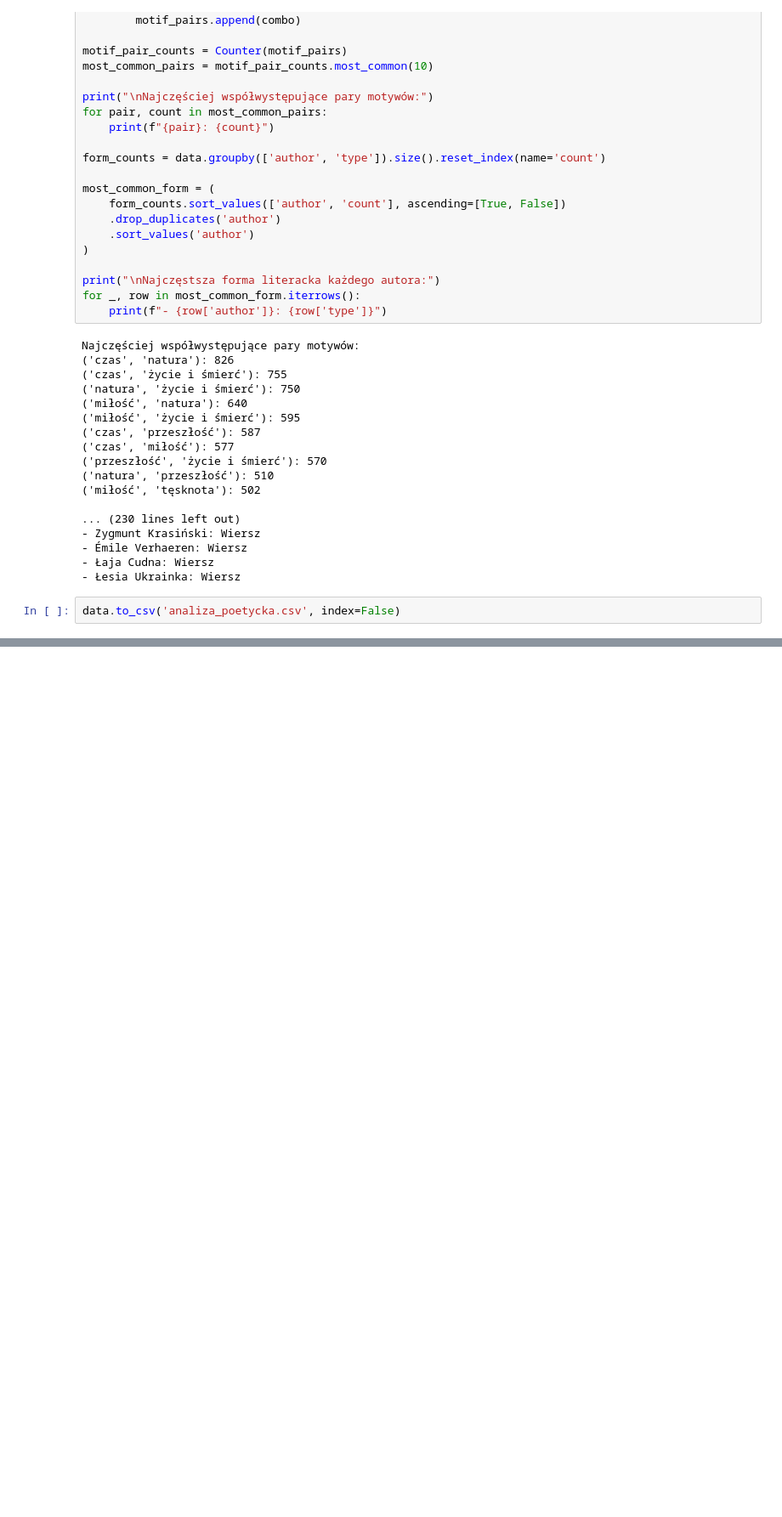
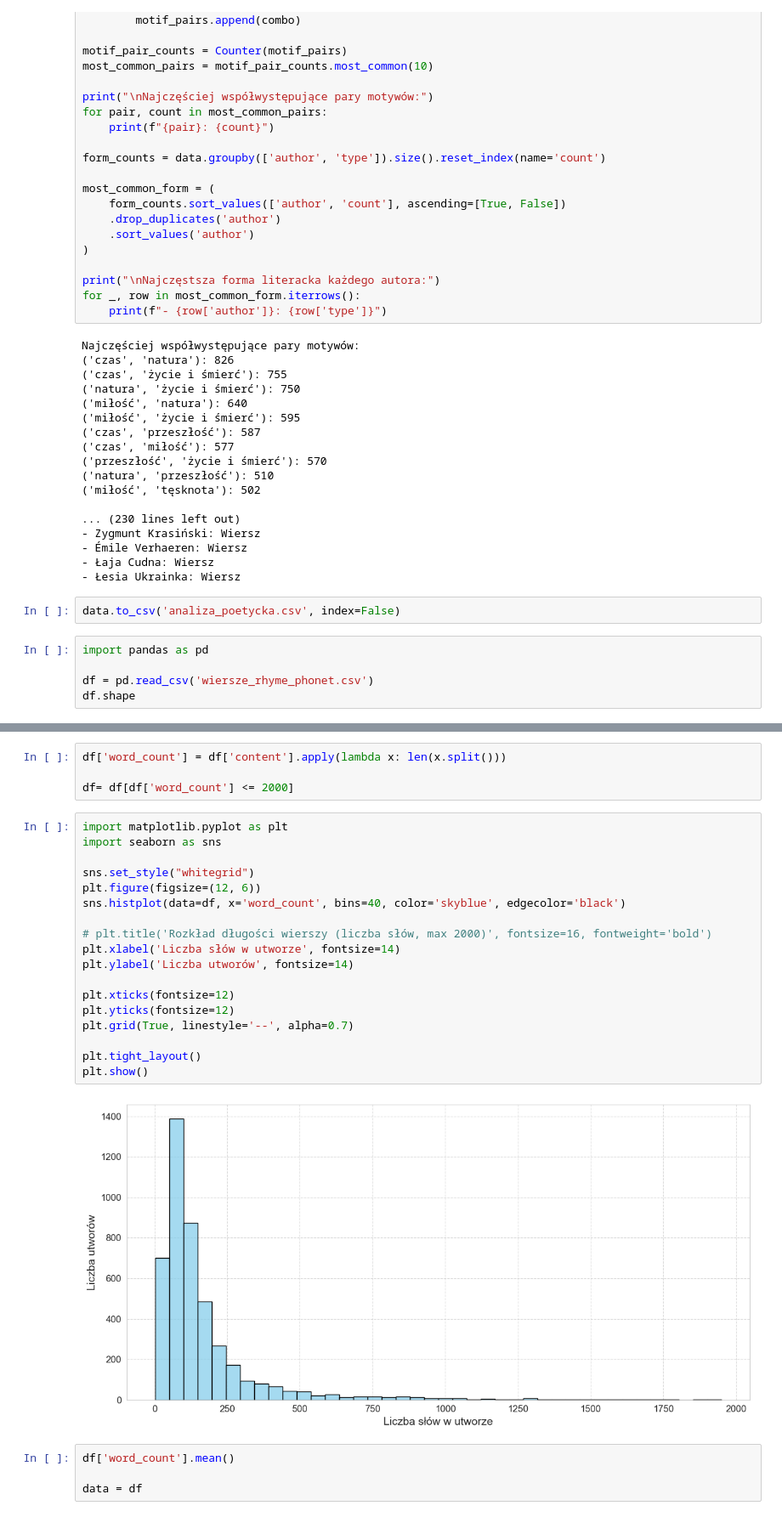
Before and after one commit to kryzin/analiza_generacja_poezja_pl, a Jupyter notebook: analysis/data/analiza.ipynb, the cells around one changed output, grey strips where cells are left out. Shown at 85% size. Drawn from its saved outputs; the diff is of its cells as text; blank space fills up the shorter version.

```diff
--- a/analysis/data/analiza.ipynb
+++ b/analysis/data/analiza.ipynb
@@ -615,3 +618,8 @@ Najczęściej współwystępujące pary motywów:
 - Łesia Ukrainka: Wiersz
 # %%
 data.to_csv('analiza_poetycka.csv', index=False)
+# %%
+import pandas as pd
+
+df = pd.read_csv('wiersze_rhyme_phonet.csv')
+df.shape
@@ -617,0 +633,28 @@ data.to_csv('analiza_poetycka.csv', index=False)
+# %%
+df['word_count'] = df['content'].apply(lambda x: len(x.split()))
+
+df= df[df['word_count'] <= 2000]
+# %%
+import matplotlib.pyplot as plt
+import seaborn as sns
+
+sns.set_style("whitegrid")
+plt.figure(figsize=(12, 6))
+sns.histplot(data=df, x='word_count', bins=40, color='skyblue', edgecolor='black')
+
+# plt.title('Rozkład długości wierszy (liczba słów, max 2000)', fontsize=16, fontweight='bold')
+plt.xlabel('Liczba słów w utworze', fontsize=14)
+plt.ylabel('Liczba utworów', fontsize=14)
+
+plt.xticks(fontsize=12)
+plt.yticks(fontsize=12)
+plt.grid(True, linestyle='--', alpha=0.7)
+
+plt.tight_layout()
+plt.show()
+# %% [output]
+[figure, added]
+# %%
+df['word_count'].mean()
+
+data = df
```
Also changed, not shown: parts of 22 cells of this notebook, 23 other files.
